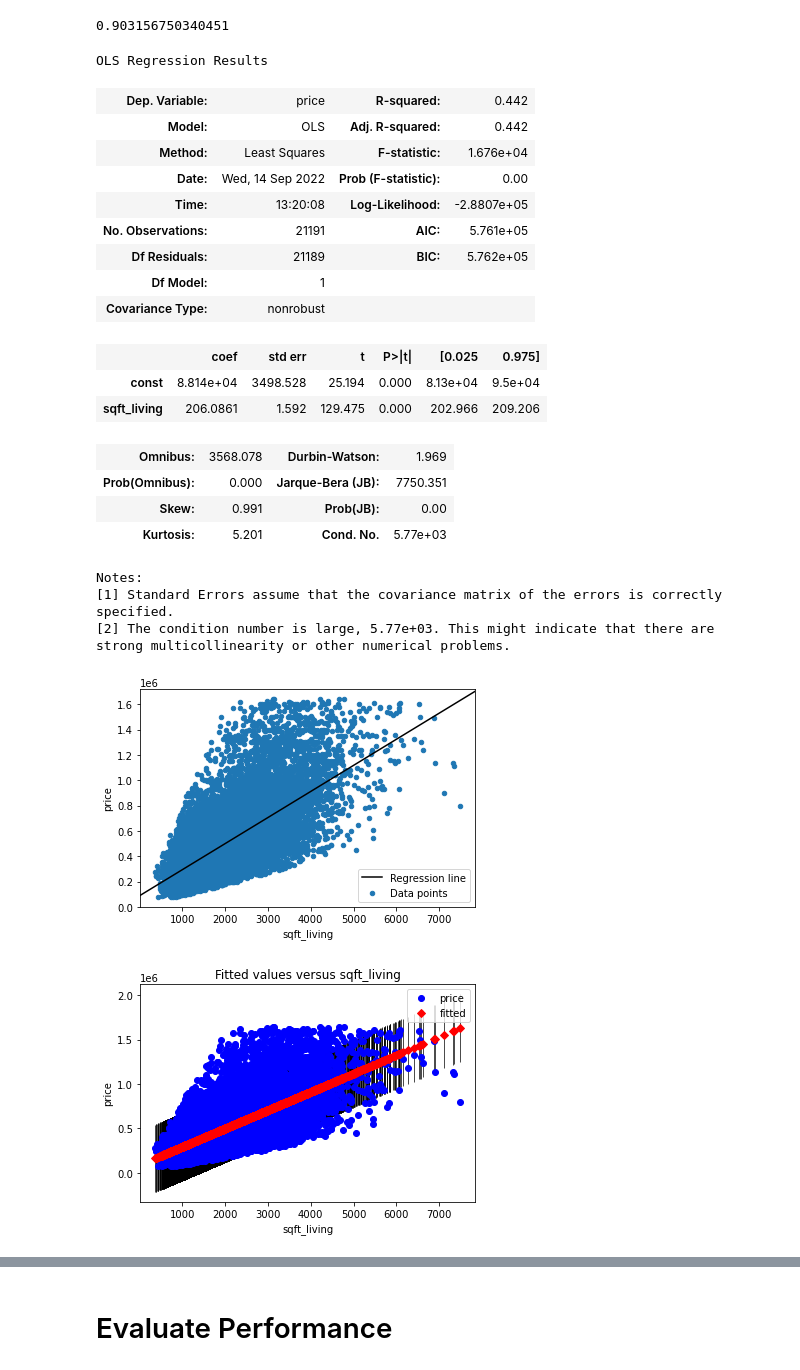
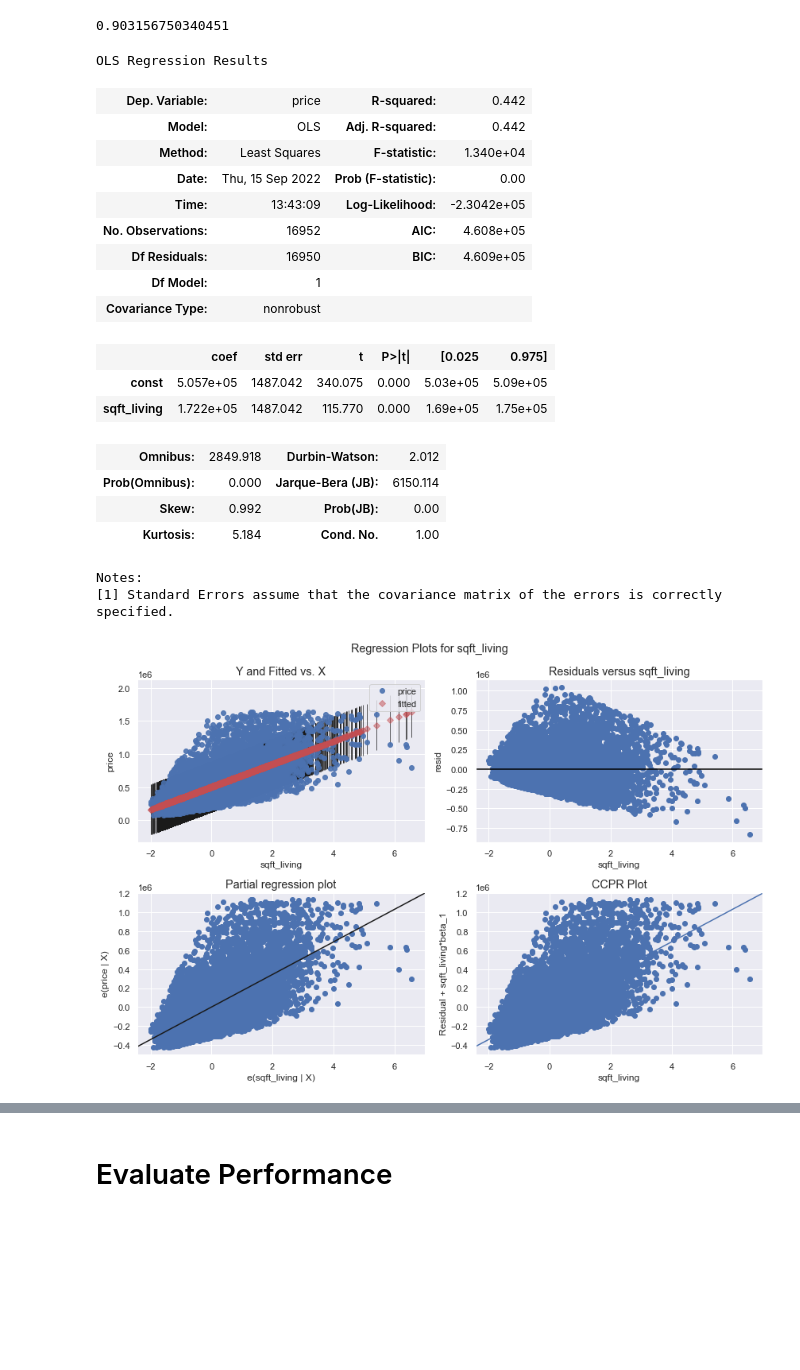
Before and after one commit to btbruno20/Analyzing-King-County-Housing, a Jupyter notebook: king_main.ipynb, the cells around one changed output, grey strips where cells are left out. Saved outputs shown, nothing was run; the diff lists cells and outputs as text; code cells hidden in the pictures; blank space fills up the shorter version.

Commit message:
added more models

```diff
--- a/king_main.ipynb
+++ b/king_main.ipynb
@@ -155,18 +153,18 @@ test_kch_zones = test_kch[['zones']]
 #Initializing Ordinal and One Hot
 ore = OrdinalEncoder()
 ore.fit(train_kch_cat)
-ohe = OneHotEncoder()
+ohe = OneHotEncoder(sparse=False)
 ohe.fit(train_kch_zones)
 
 
 #Applying Ordinal and One Hot to our Train and Test
 ohe_transform = ohe.transform(train_kch_zones)
-zones_encoded = pd.DataFrame(ohe.fit_transform(train_kch_zones).toarray(),
+zones_encoded = pd.DataFrame(ohe.fit_transform(train_kch_zones),
                             index=train_kch_zones.index)
 
 
 ohe_test_transform = ohe.transform(test_kch_zones)
-zones_encoded_test = pd.DataFrame(ohe.fit_transform(test_kch_zones).toarray(),
+zones_encoded_test = pd.DataFrame(ohe.fit_transform(test_kch_zones),
                                  index=test_kch_zones.index)
 
 ore_transform = ore.transform(train_kch_cat)
@@ -223,14 +259,14 @@ lr.intercept_
 lr.score(X_train_scaled, y_train_kch)
 # %% [output]
 0.903156750340451
+# %%
+sns.set(style='darkgrid')
 # %%
 #Here is our first model, just a simple linear regression between price and square feet
 # I want to try and bring the R2 value up more
+X_baseline = train_kch['sqft_living']
 
-y2 = df['price']
-X_baseline = df['sqft_living']
-
-baseline_model = sm.OLS(y2, sm.add_constant(X_baseline))
+baseline_model = sm.OLS(y_train_kch, sm.add_constant(X_baseline))
 baseline_results = baseline_model.fit()
 
 baseline_results.summary()
@@ -238,33 +274,23 @@ baseline_results.summary()
 OLS Regression Results
 | Dep. Variable: | price | R-squared: | 0.442 |
 | Model: | OLS | Adj. R-squared: | 0.442 |
-| Method: | Least Squares | F-statistic: | 1.676e+04 |
-| Date: | Wed, 14 Sep 2022 | Prob (F-statistic): | 0.00 |
-| Time: | 13:20:08 | Log-Likelihood: | -2.8807e+05 |
-| No. Observations: | 21191 | AIC: | 5.761e+05 |
-| Df Residuals: | 21189 | BIC: | 5.762e+05 |
+| Method: | Least Squares | F-statistic: | 1.340e+04 |
+| Date: | Thu, 15 Sep 2022 | Prob (F-statistic): | 0.00 |
+| Time: | 13:43:09 | Log-Likelihood: | -2.3042e+05 |
+| No. Observations: | 16952 | AIC: | 4.608e+05 |
+| Df Residuals: | 16950 | BIC: | 4.609e+05 |
 | Df Model: | 1 |  |  |
 | Covariance Type: | nonrobust |  |  |
 |  | coef | std err | t | P>|t| | [0.025 | 0.975] |
-| const | 8.814e+04 | 3498.528 | 25.194 | 0.000 | 8.13e+04 | 9.5e+04 |
-| sqft_living | 206.0861 | 1.592 | 129.475 | 0.000 | 202.966 | 209.206 |
+| const | 5.057e+05 | 1487.042 | 340.075 | 0.000 | 5.03e+05 | 5.09e+05 |
+| sqft_living | 1.722e+05 | 1487.042 | 115.770 | 0.000 | 1.69e+05 | 1.75e+05 |
-| Omnibus: | 3568.078 | Durbin-Watson: | 1.969 |
-| Prob(Omnibus): | 0.000 | Jarque-Bera (JB): | 7750.351 |
-| Skew: | 0.991 | Prob(JB): | 0.00 |
-| Kurtosis: | 5.201 | Cond. No. | 5.77e+03 |
+| Omnibus: | 2849.918 | Durbin-Watson: | 2.012 |
+| Prob(Omnibus): | 0.000 | Jarque-Bera (JB): | 6150.114 |
+| Skew: | 0.992 | Prob(JB): | 0.00 |
+| Kurtosis: | 5.184 | Cond. No. | 1.00 |
 Notes:
 [1] Standard Errors assume that the covariance matrix of the errors is correctly specified.
-[2] The condition number is large, 5.77e+03. This might indicate that there are
-strong multicollinearity or other numerical problems.
-# %%
-fig, ax = plt.subplots()
-df.plot.scatter(x="sqft_living", y="price", label="Data points", ax=ax)
-sm.graphics.abline_plot(model_results=baseline_results, label="Regression line", ax=ax, color="black")
-ax.legend();
-# %% [output]
-[figure, removed]
 # %%
-sm.graphics.plot_fit(baseline_results, "sqft_living")
-plt.show()
+sm.graphics.plot_regress_exog(baseline_results, 'sqft_living', fig=plt.figure(figsize=(12, 8)));
 # %% [output]
-[figure, old version]
+[figure, new version]
```
Also changed, not shown: parts of 27 cells of this notebook.
